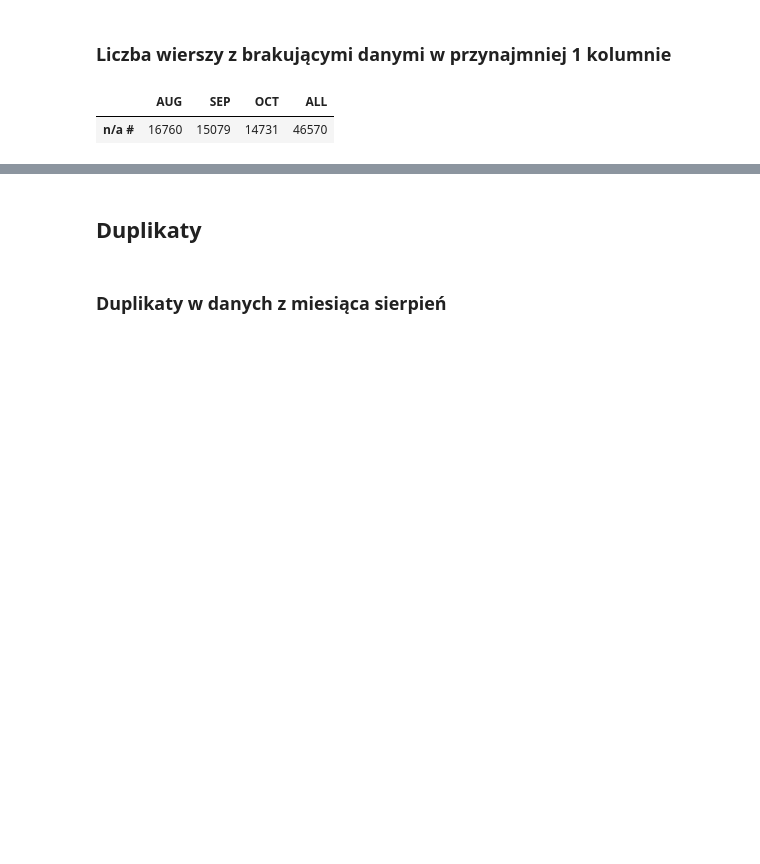
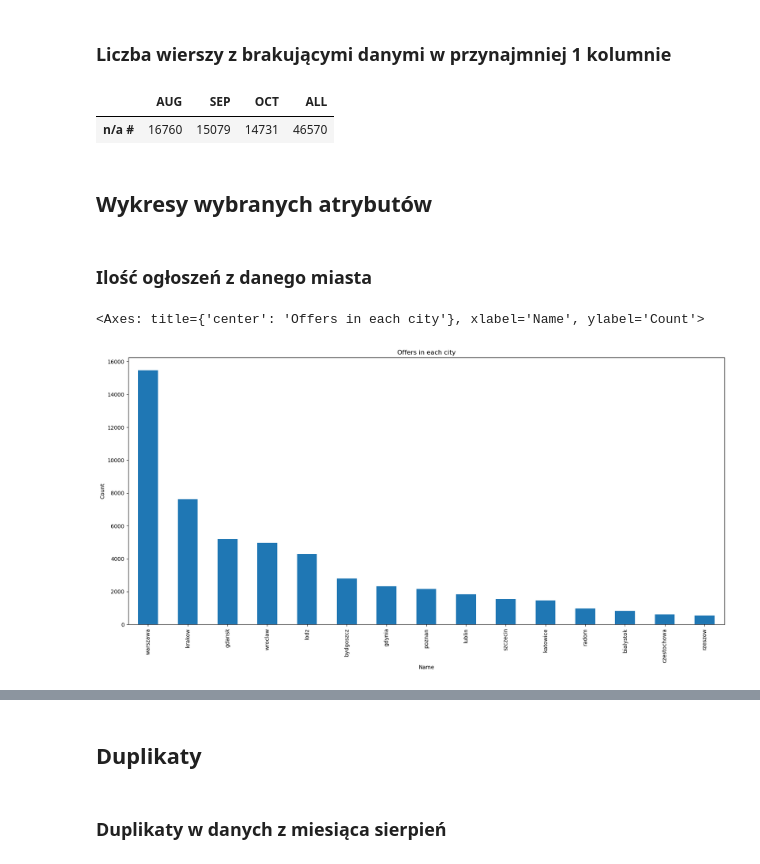
Before and after one commit to Roger1121/FlatAI, a Jupyter notebook: DataAnalysis.ipynb, the cells around one changed output, grey strips where cells are left out. Cells and saved outputs as stored; diff of their text form; code cells hidden in the pictures; blank space fills up the shorter version.

Commit message:
Dodane wykresy i wnioski

```diff
--- a/DataAnalysis.ipynb
+++ b/DataAnalysis.ipynb
@@ -346,3 +346,16 @@ pd.DataFrame({
 # %% [output]
 |  | AUG | SEP | OCT | ALL |
 | n/a # | 16760 | 15079 | 14731 | 46570 |
+# %% [markdown]
+## Wykresy wybranych atrybutów
+# %% [markdown]
+### Ilość ogłoszeń z danego miasta
+# %%
+city_count = pd.value_counts(data_ALL['city']).plot.bar(figsize=(20,9))
+city_count.set_title("Offers in each city")
+city_count.set_xlabel("Name")
+city_count.set_ylabel("Count")
+city_count
+# %% [output]
+<Axes: title={'center': 'Offers in each city'}, xlabel='Name', ylabel='Count'>
+[figure, added]
```
Also changed, not shown: parts of 52 cells of this notebook, 1 other file.
